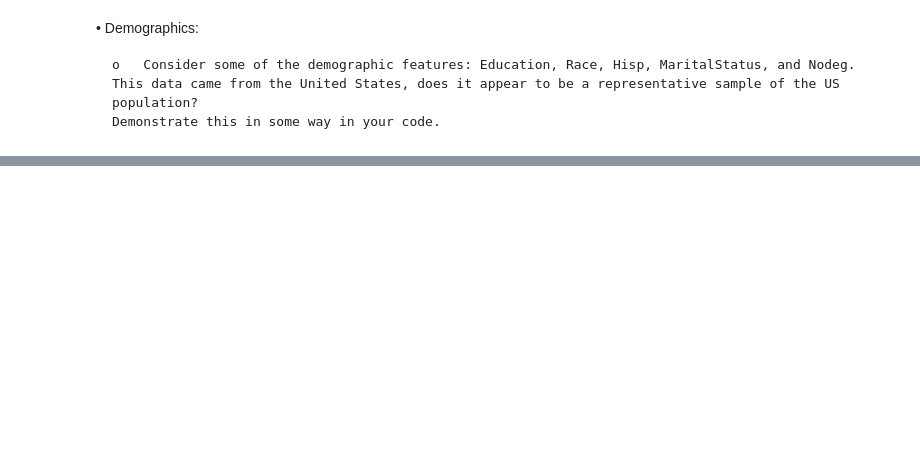
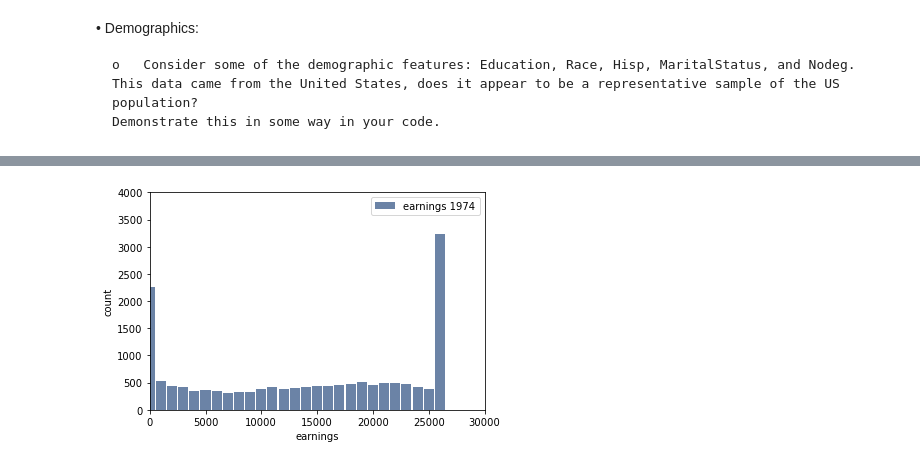
Before and after one commit to Soniyasunny1/Assignment, a Jupyter notebook: AssignmentStats.ipynb, the cells around one changed output, grey strips where cells are left out. Saved outputs shown, nothing was run; the diff lists cells and outputs as text; code cells hidden in the pictures; blank space fills up the shorter version.

```diff
--- a/AssignmentStats.ipynb
+++ b/AssignmentStats.ipynb
@@ -99,0 +308,9 @@ thinkplot.Config(xlabel="age", ylabel="probability", xlim=[0,70], ylim=[0,0.05])
+# %%
+dfThird = df[["Earnings_1974", "Earnings_1975", "Earnings_1978"]]
+#dfThird = dfThird[dfThird["Earnings_1974"] > 0]
+#dfThird = dfThird[dfThird["Earnings_1975"] > 0]
+#dfThird = dfThird[dfThird["Earnings_1978"] > 0]
+#dfThird = dfThird[dfThird["Earnings_1974"] < 25570]
+#dfThird = dfThird[dfThird["Earnings_1975"] < 25570]
+#dfThird = dfThird[dfThird["Earnings_1978"] < 25570]
+dfThird
@@ -99,0 +346,8 @@ thinkplot.Config(xlabel="age", ylabel="probability", xlim=[0,70], ylim=[0,0.05])
+# %%
+earn74 = round(dfThird["Earnings_1974"], -3)
+earn75 = round(dfThird["Earnings_1975"], -3)
+earn78 = round(dfThird["Earnings_1978"], -3)
+earn74
+print(earn74.describe())
+print(earn75.describe())
+print(earn78.describe())
@@ -99,0 +372,6 @@ thinkplot.Config(xlabel="age", ylabel="probability", xlim=[0,70], ylim=[0,0.05])
+# %%
+hist74 = thinkstats2.Hist(earn74, label="earnings 1974")
+thinkplot.Hist(hist74)
+thinkplot.Config(xlabel="earnings", ylabel="count", xlim=[0,30000], ylim=[0,4000])
+# %% [output]
+[figure, added]
```
Also changed, not shown: parts of 41 cells of this notebook.
